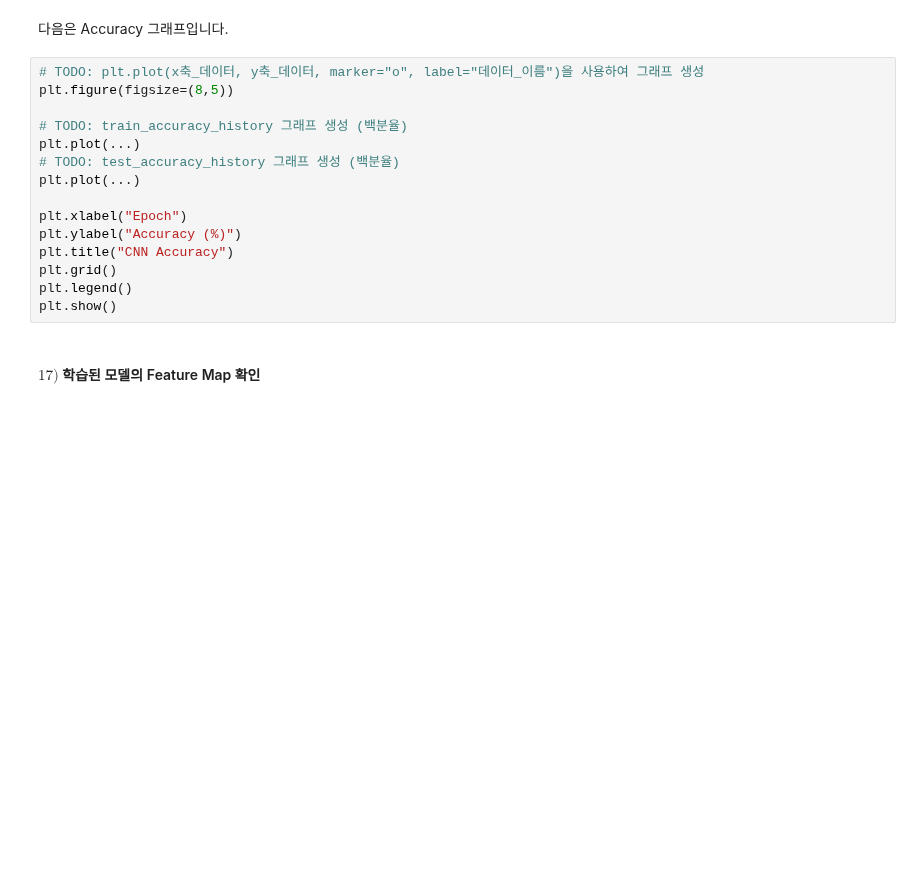
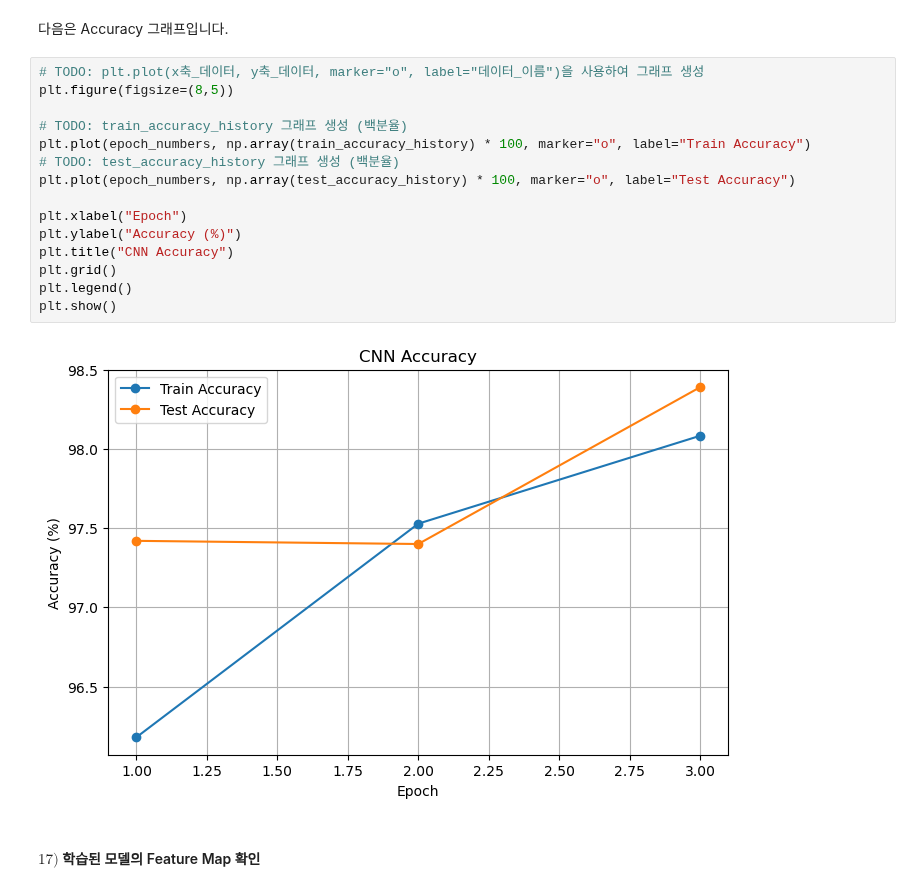
Before and after one commit to sazazaly/vision-LLM-202332621, a Jupyter notebook: 03_DL-and-GPU.ipynb, the cells around one changed output. Saved outputs shown, nothing was run; the diff lists cells and outputs as text; blank space fills up the shorter version.

```diff
--- a/03_DL-and-GPU.ipynb
+++ b/03_DL-and-GPU.ipynb
@@ -2180,18 +2175,20 @@ plt.show()
 # %%
 # TODO: plt.plot(x축_데이터, y축_데이터, marker="o", label="데이터_이름")을 사용하여 그래프 생성
 plt.figure(figsize=(8,5))
 
 # TODO: train_accuracy_history 그래프 생성 (백분율)
-plt.plot(...)
+plt.plot(epoch_numbers, np.array(train_accuracy_history) * 100, marker="o", label="Train Accuracy")
 # TODO: test_accuracy_history 그래프 생성 (백분율)
-plt.plot(...)
+plt.plot(epoch_numbers, np.array(test_accuracy_history) * 100, marker="o", label="Test Accuracy")
 
 plt.xlabel("Epoch")
 plt.ylabel("Accuracy (%)")
 plt.title("CNN Accuracy")
 plt.grid()
 plt.legend()
 plt.show()
+# %% [output]
+[figure, added]
 # %% [markdown]
 #### $17)$ 학습된 모델의 Feature Map 확인
 # %% [markdown]
```
Also changed, not shown: parts of 40 cells of this notebook, 3 other files.
